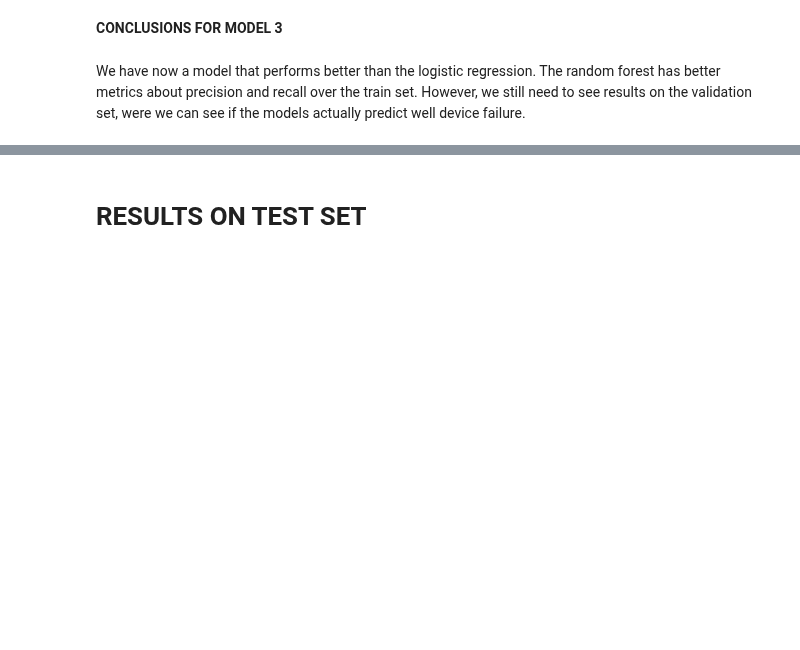
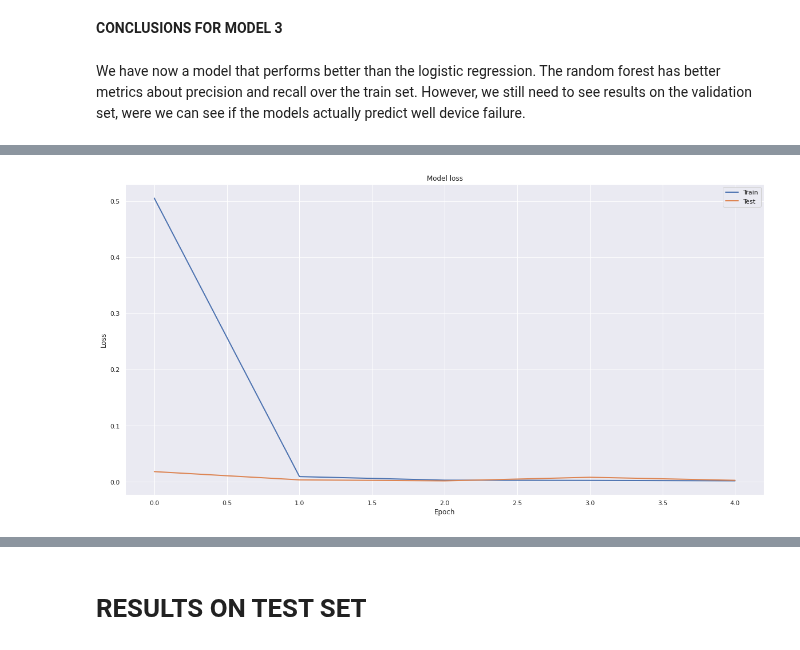
Before and after one commit to qSergio/rare_anomaly, a Jupyter notebook: device_failure_classifiers/Work Sample.ipynb, the cells around one changed output, grey strips where cells are left out. Drawn from its saved outputs; the diff is of its cells as text; code cells hidden in the pictures; blank space fills up the shorter version.

```diff
--- a/device_failure_classifiers/Work Sample.ipynb
+++ b/device_failure_classifiers/Work Sample.ipynb
@@ -849,0 +892,30 @@ We have now a model that performs better than the logistic regression. The rando
+# %%
+# Compile the model, later we'll move these parameters
+
+model.compile(optimizer='adam',
+              loss='mean_squared_error',
+              metrics=['accuracy'])
+# %%
+# Train on the oversampled sets with standarization.
+# These are the set build for the logistic regression without interactions:
+
+#X_train_lg = pipeline.fit_transform(X_train)
+#X_test_lg = pipeline.fit_transform(X_test)
+#y_train_rlg = pd.DataFrame(y_train_rlg, columns=['y'])
+#X_train_rlg = pd.DataFrame(X_train_rlg, columns=process_cols)
+#X_test_lg = pd.DataFrame(X_test_lg, columns=process_cols)
+#X_train_lg = pd.DataFrame(X_train_lg, columns=process_cols, index=X_train.index)
+
+num_epochs = 5
+batch_size = 100
+
+
+# Here is the autoencoder part of the model. Inside the fit method, we'll pass the train set as input x
+# but also as target and calculate the reconstruction error.
+
+history = model.fit(x=X_train_rlg, y=X_train_rlg,
+                    epochs=num_epochs,
+                    batch_size=batch_size,
+                    shuffle=True,
+                    validation_data=(X_train_rlg, X_train_rlg),
+                    verbose=1).history
@@ -849,0 +933,11 @@ We have now a model that performs better than the logistic regression. The rando
+# %%
+plt.plot(history['loss'], linewidth=2, label='Train')
+plt.plot(history['val_loss'], linewidth=2, label='Test')
+plt.legend(loc='upper right')
+plt.title('Model loss')
+plt.ylabel('Loss')
+plt.xlabel('Epoch')
+#plt.ylim(ymin=0.70,ymax=1)
+plt.show()
+# %% [output]
+[figure, added]
```
Also changed, not shown: parts of 35 cells of this notebook.
